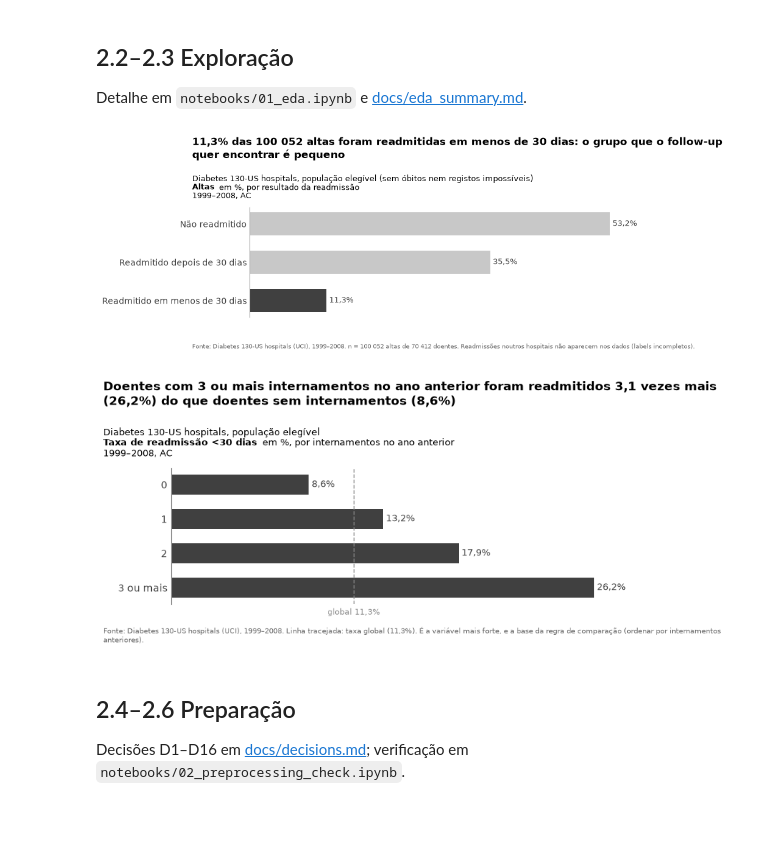
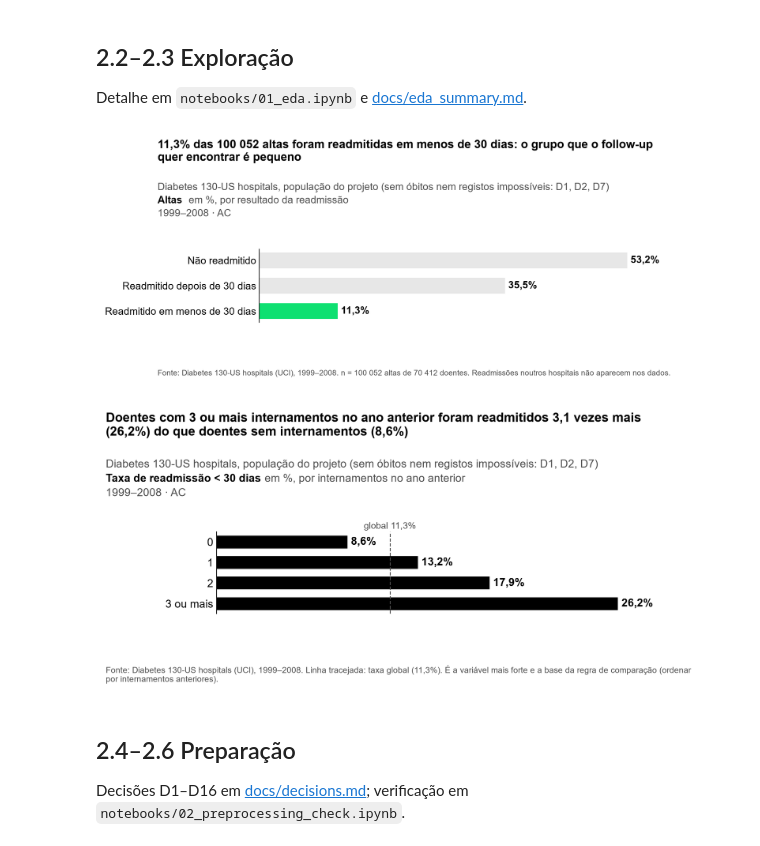
Before and after one commit to EDSB26G11/Bootcamp_Projetos, a Jupyter notebook: Projeto_Final.ipynb, the cells around one changed output. Cells and saved outputs as stored; diff of their text form; code cells hidden in the pictures; blank space fills up the shorter version.

Commit message:
revisão global, gráficos e refs

```diff
--- a/Projeto_Final.ipynb
+++ b/Projeto_Final.ipynb
@@ -87,34 +87,17 @@ Diabetes 130-US hospitals (1999–2008), `data/raw/`. Preparação: `python -m s
 
 Detalhe em `notebooks/01_eda.ipynb` e [docs/eda_summary.md](docs/eda_summary.md).
 # %%
+# Páginas de relatório: as funções estão em src/report_figures.py (o mesmo layout em todo o projeto).
 from src.pipeline import read_processed
+from src.report_figures import page_inpatient, page_target
 
 df = read_processed()
 base = df["target"].mean()
-dist = df["readmitted"].value_counts(normalize=True).reindex(["NO", ">30", "<30"])
-dist.index = ["Não readmitido", "Readmitido depois de 30 dias", "Readmitido em menos de 30 dias"]
-bars_page(dist, f"{pct(base)} das {num(len(df))} altas foram readmitidas em menos de 30 dias: "
-          "o grupo que o follow-up quer encontrar é pequeno",
-          "Diabetes 130-US hospitals, população elegível (sem óbitos nem registos impossíveis)",
-          "Altas", "em %, por resultado da readmissão", "1999–2008, AC",
-          SOURCE + f"n = {num(len(df))} altas de {num(df['patient_nbr'].nunique())} doentes. "
-          "Readmissões noutros hospitais não aparecem nos dados (labels incompletos).",
-          highlight=["Readmitido em menos de 30 dias"], figsize=(9, 3.6)).savefig(PAGES / "page_target.png")
-
-inp = df["number_inpatient"].clip(upper=3)
-rate = df.groupby(inp)["target"].mean()
-rate.index = ["0", "1", "2", "3 ou mais"]
-ratio = rate.iloc[-1] / rate.iloc[0]
-bars_page(rate, f"Doentes com 3 ou mais internamentos no ano anterior foram readmitidos {num(ratio, 1)} vezes "
-          f"mais ({pct(rate.iloc[-1])}) do que doentes sem internamentos ({pct(rate.iloc[0])})",
-          "Diabetes 130-US hospitals, população elegível",
-          "Taxa de readmissão <30 dias", "em %, por internamentos no ano anterior", "1999–2008, AC",
-          SOURCE + f"Linha tracejada: taxa global ({pct(base)}). É a variável mais forte, e a base da regra "
-          "de comparação (ordenar por internamentos anteriores).",
-          ref=base, ref_label=f"global {pct(base)}", figsize=(9, 3.8)).savefig(PAGES / "page_inpatient.png")
+page_target(df).savefig(PAGES / "page_target.png")
+page_inpatient(df).savefig(PAGES / "page_inpatient.png")
 # %% [output]
-[figure, old version]
+[figure, new version]
-[figure, old version]
+[figure, new version]
 # %% [markdown]
 ## 2.4–2.6 Preparação
 
```
Also changed, not shown: parts of 3 cells of this notebook, 29 other files.
